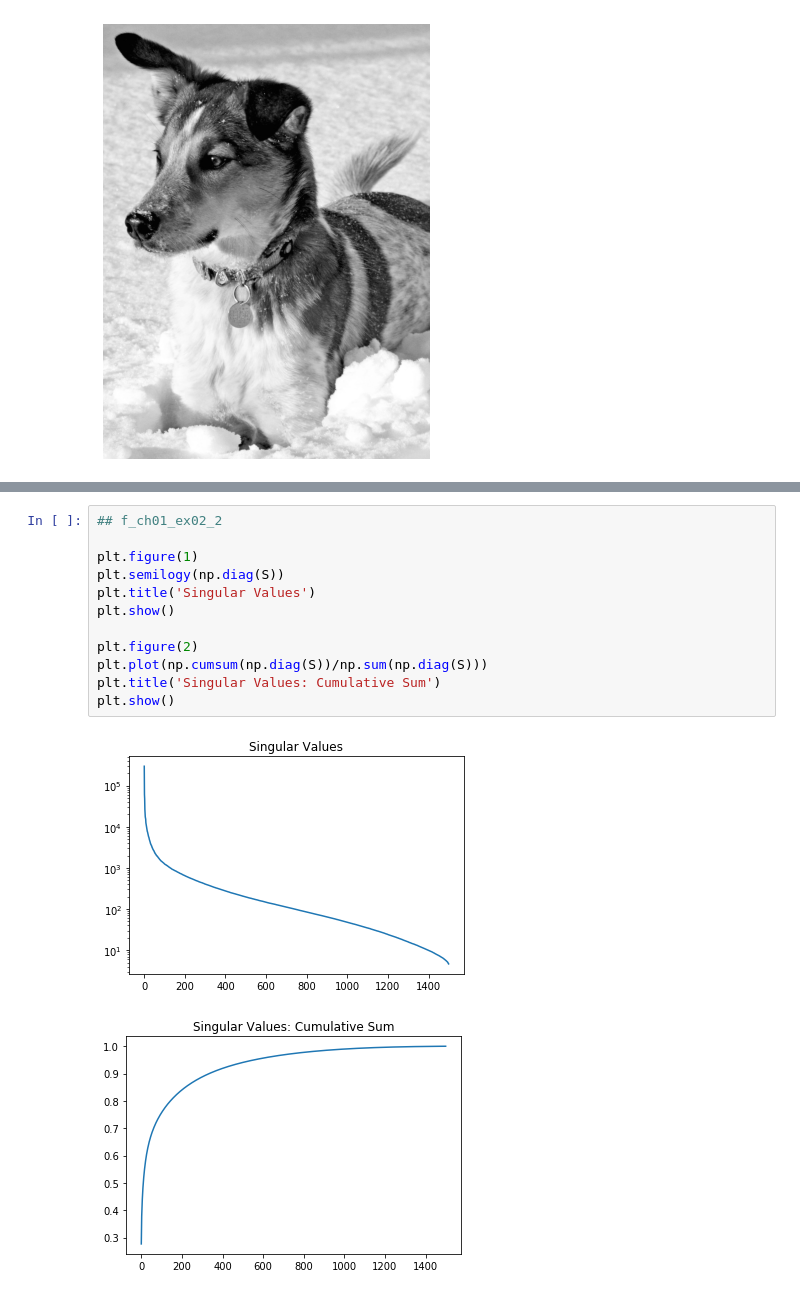
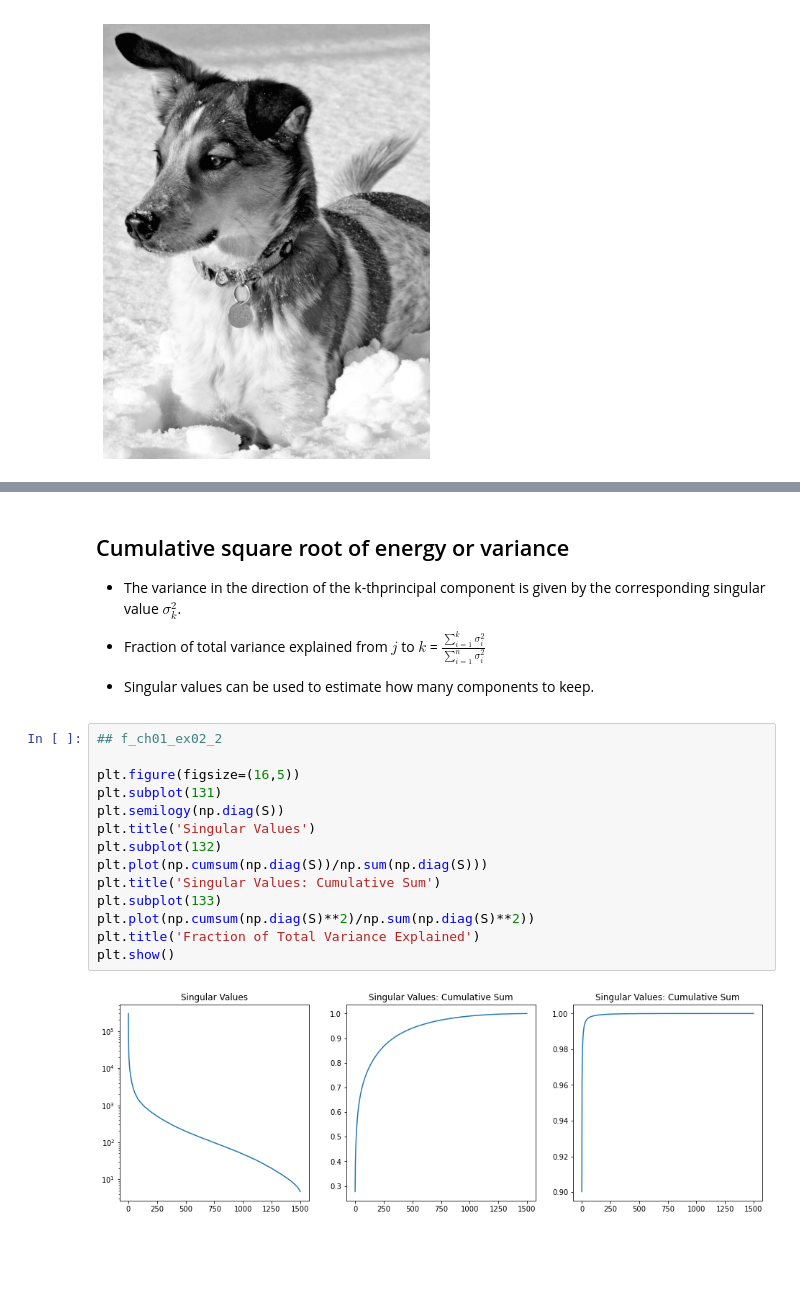
Before and after one commit to jooyongsim/numerical2023, a Jupyter notebook: 빅데수 실습2 SVD.ipynb, the cells around one changed output, grey strips where cells are left out. Saved outputs shown, nothing was run; the diff lists cells and outputs as text; blank space fills up the shorter version.

```diff
--- a/빅데수 실습2 SVD.ipynb
+++ b/빅데수 실습2 SVD.ipynb
@@ -54,15 +57,25 @@ for r in (5, 20, 100):
+# %% [markdown]
+## Cumulative square root of energy or variance
+
+- The variance in the direction of the k-thprincipal component is given by the corresponding singular value $\sigma_k^2$.
+
+- Fraction of total variance explained from $j$ to $k$ =
+$\frac{\displaystyle\sum_{i=1}^{k} \sigma_i^2}{\displaystyle\sum_{i=1}^{n} \sigma_i^2}$
+
+- Singular values can be used to estimate how many components to keep.
 # %%
 ## f_ch01_ex02_2
 
-plt.figure(1)
+plt.figure(figsize=(16,5))
+plt.subplot(131)
 plt.semilogy(np.diag(S))
 plt.title('Singular Values')
-plt.show()
-
-plt.figure(2)
+plt.subplot(132)
 plt.plot(np.cumsum(np.diag(S))/np.sum(np.diag(S)))
 plt.title('Singular Values: Cumulative Sum')
+plt.subplot(133)
+plt.plot(np.cumsum(np.diag(S)**2)/np.sum(np.diag(S)**2))
+plt.title('Fraction of Total Variance Explained')
 plt.show()
 # %% [output]
-[figure, old version]
+[figure, new version]
-[figure, removed]
```
Also changed, not shown: parts of 17 cells of this notebook, 3 other files.
